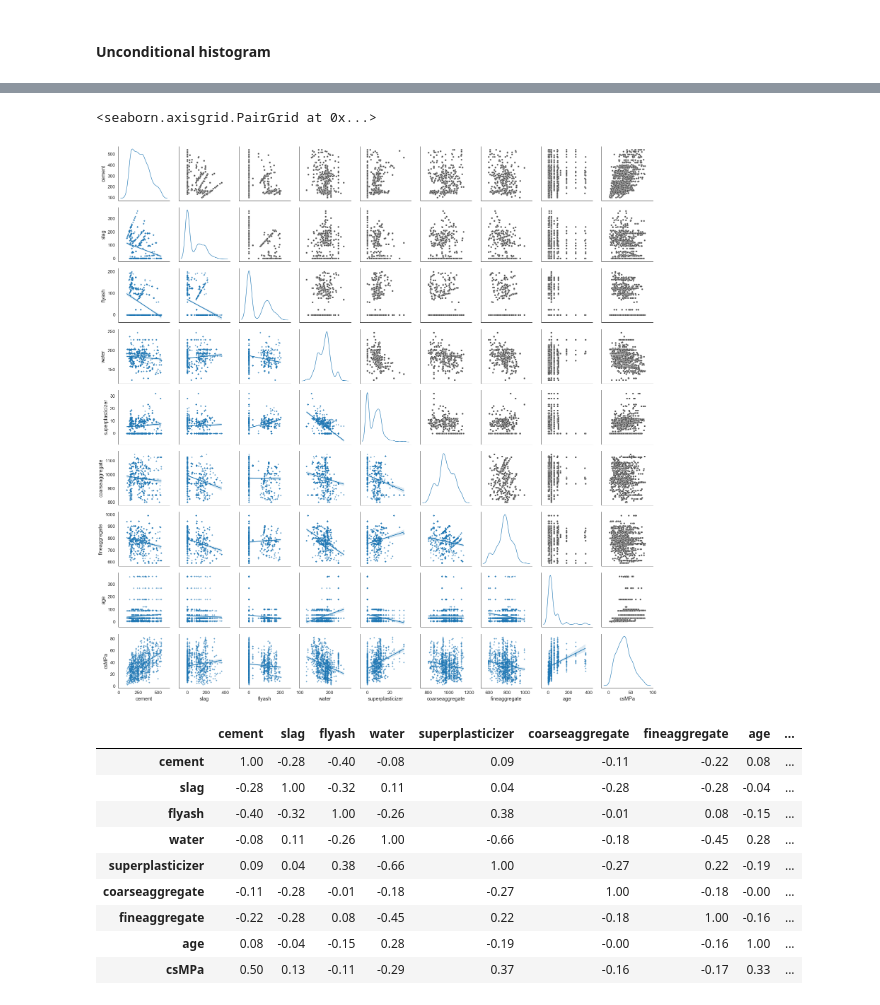
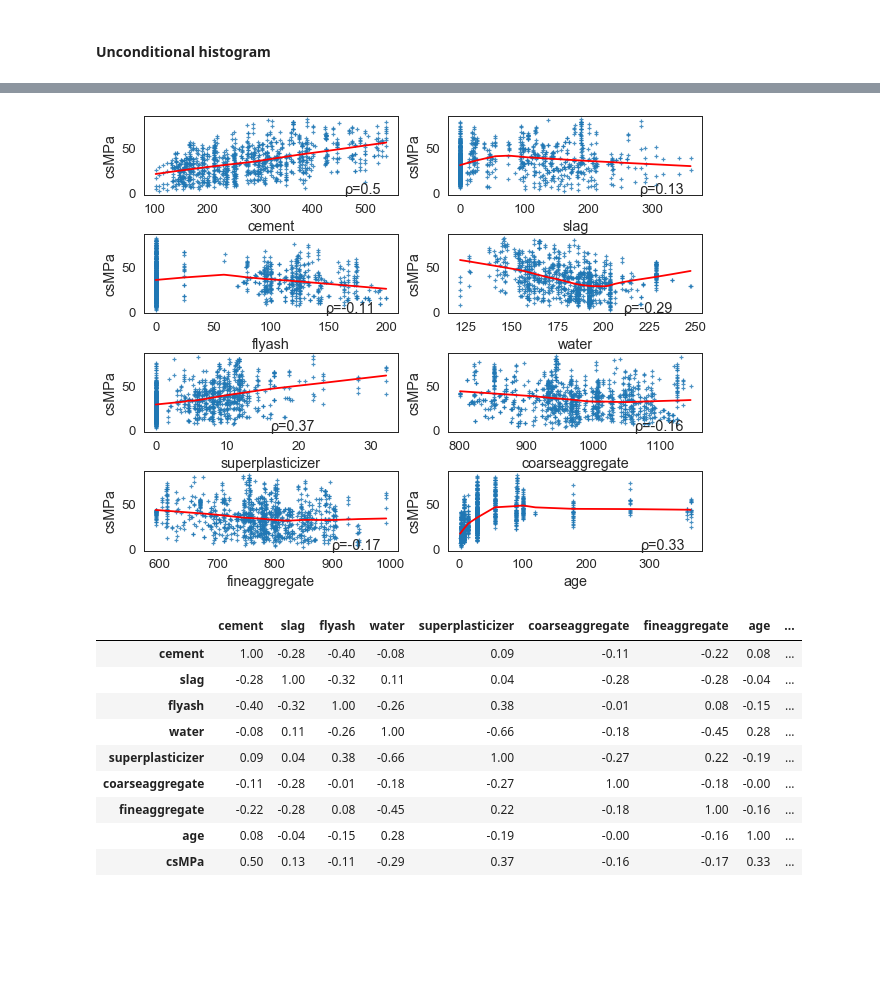
Before and after one commit to LauraMMelo/comp_intelligence_couse, a Jupyter notebook: HW2/Homework 2 - preprocessing.ipynb, the cells around one changed output, grey strips where cells are left out. Cells and saved outputs as stored; diff of their text form; code cells hidden in the pictures; blank space fills up the shorter version.

```diff
--- a/HW2/Homework 2 - preprocessing.ipynb
+++ b/HW2/Homework 2 - preprocessing.ipynb
@@ -101,14 +105,28 @@ g.map(sns.histplot, "value")
-# %%
-sns.set_style("white")
-sns.set_context("paper", font_scale=1.5)
-
-g = sns.PairGrid(dataset, diag_sharey=False)
-g.map_lower(sns.regplot, marker="+")
-g.map_diag(sns.kdeplot)
-g.map_upper(sns.scatterplot, color=".3")
-# %% [output]
-<seaborn.axisgrid.PairGrid at 0x...>
-[figure, removed]
+# %%
+sns.set_style("white")
+sns.set_context("paper", font_scale=1.5)
+
+from scipy.stats import pearsonr
+
+df = dataset
+fig, axes = plt.subplots(4, 2, figsize=(10, 8), gridspec_kw={'hspace': 0.5})
+
+t = 0
+for i in range(4):
+    for j in range(2):
+        sns.regplot(ax=axes[i, j],
+                    data=df,
+                    x=df.columns[t],
+                    y="csMPa",
+                    marker='+',
+                    lowess=True,
+                    line_kws={'color': 'red'})
+
+        corr = round(pearsonr(df["csMPa"].values, df[df.columns[t]].values)[0], 2)
+        axes[i, j].text(df[df.columns[t]].max()-10, 12, f"ρ={corr}", ha="right", va="top")
+        t+=1
+# %% [output]
+[figure, added]
 # %%
 df.corr().round(2)
 # %% [output]
```
Also changed, not shown: parts of 7 cells of this notebook, 20 other files.
